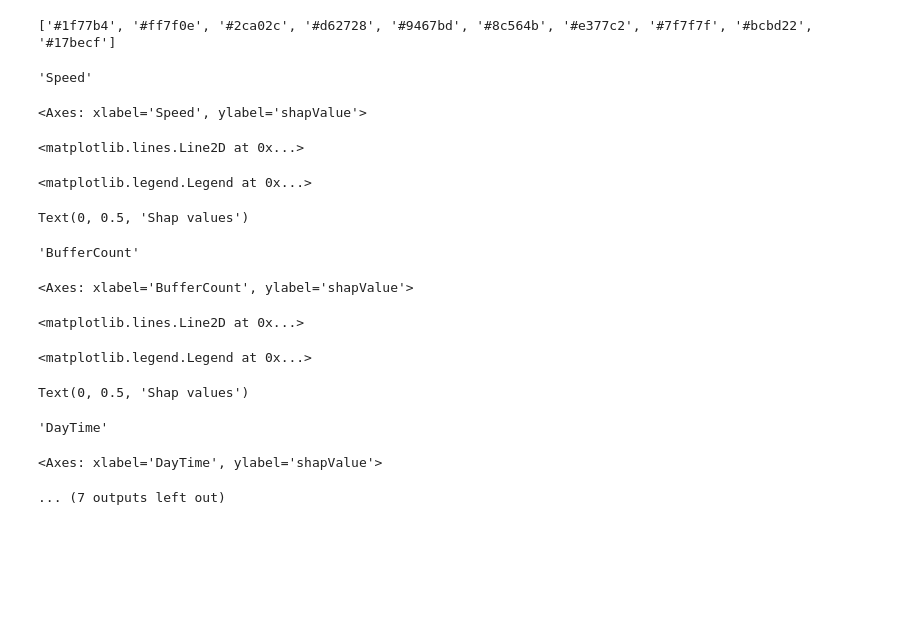
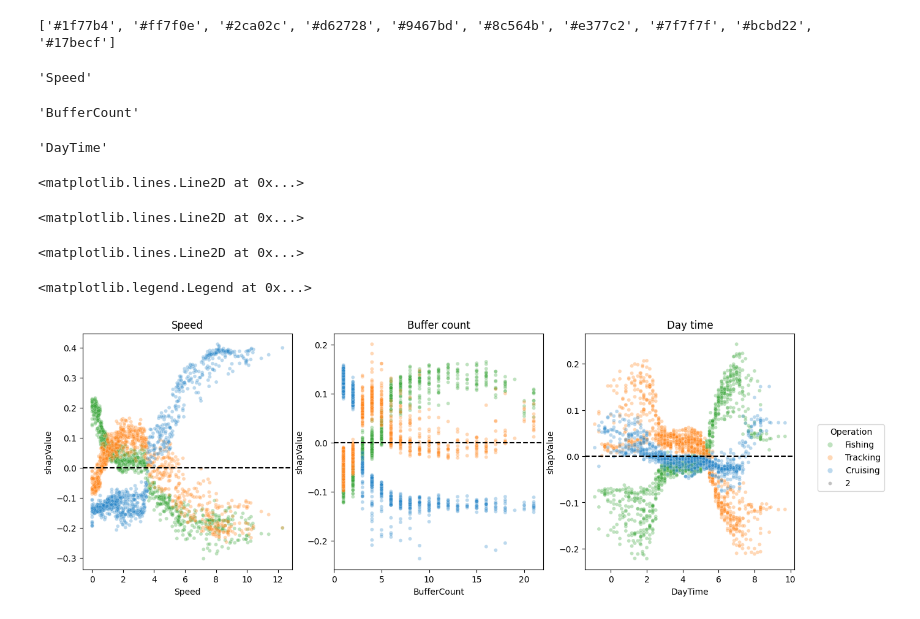
Before and after one commit to JSalaCoro/PurseSeine_RandomForest, a Jupyter notebook: 2_shapValues.ipynb, the cells around one changed output. Cells and saved outputs as stored; diff of their text form; code cells hidden in the pictures; blank space fills up the shorter version.

Commit message:
Figure supplementary 2A

```diff
--- a/2_shapValues.ipynb
+++ b/2_shapValues.ipynb
@@ -153,57 +110,58 @@ if modelRunning == 'binaryModel':
         shapC = shap_values[:,feature,1].values
         Cdata = shap_values[:,feature,1].data
 
         shapScatterDF = pd.concat([pd.DataFrame({'VessOp':'C', 'shapValue':shapC, feature:Cdata}),
                                    pd.DataFrame({'VessOp':'AN', 'shapValue':shapAN, feature:ANdata})])
         if feature == 'DayTime':
             shapScatterDF['DayTime'] = shapScatterDF['DayTime']-12
         fig, ax = plt.subplots(figsize=(6,6))
         sns.scatterplot(shapScatterDF, x=feature, y='shapValue', hue='VessOp', alpha=0.5)
         plt.axhline(y=0, linestyle='--', color='black')
         plt.legend(title='Operation')
         #sns.regplot(shapScatterDF.loc[shapScatterDF['VessOp'] =='AN'], x=feature, y='shapValue', order=3, line_kws=dict(color="orange"), scatter=False)
         #sns.regplot(shapScatterDF.loc[shapScatterDF['VessOp'] =='C'], x=feature, y='shapValue', order=3, line_kws=dict(color="blue"), scatter=False)
         ax.set_ylabel("Shap values",fontsize=12)
         fig.savefig('results/'+ modelRunning + '/shapValues/scatterplot_' + feature + '.png', bbox_inches='tight')
 
 
 if modelRunning == 'multiClassModel':
     for feature in features:
         feature
         shapA = shap_values[:,feature,0].values
         Adata = shap_values[:,feature,0].data
         shapC = shap_values[:,feature,1].values
         Cdata = shap_values[:,feature,1].data
         shapN = shap_values[:,feature,2].values
         Ndata = shap_values[:,feature,2].data
 
-        shapScatterDF = pd.concat([pd.DataFrame({'VessOp':'C', 'shapValue':shapC, feature:Cdata}),
-                                   pd.DataFrame({'VessOp':'A', 'shapValue':shapA, feature:Adata}),
-                                   pd.DataFrame({'VessOp':'N', 'shapValue':shapN, feature:Ndata})])
-        if feature == 'DayTime2':
-            shapScatterDF['DayTime2'] = shapScatterDF['DayTime2']-12
-        fig, ax = plt.subplots(figsize=(6,6))
-        sns.scatterplot(shapScatterDF, x=feature, y='shapValue', hue='VessOp', alpha=0.5)
-        plt.axhline(y=0, linestyle='--', color='black')
-        plt.legend(title='Operation')
-        #sns.regplot(shapScatterDF.loc[shapScatterDF['VessOp'] =='N'], x=feature, y='shapValue', order=1, line_kws=dict(color="green"), scatter=False)
-        #sns.regplot(shapScatterDF.loc[shapScatterDF['VessOp'] =='C'], x=feature, y='shapValue', order=1, line_kws=dict(color="blue"), scatter=False)
-        #sns.regplot(shapScatterDF.loc[shapScatterDF['VessOp'] =='A'], x=feature, y='shapValue', order=1, line_kws=dict(color="orange"), scatter=False)
-        ax.set_ylabel("Shap values",fontsize=12)
-        fig.savefig('results/'+ modelRunning + '/shapValues/scatterplot_' + feature + '.png', bbox_inches='tight')
+        shapScatterDF = pd.concat([pd.DataFrame({'VessOp':'Fishing', 'shapValue':shapC, feature:Cdata}),
+                                   pd.DataFrame({'VessOp':'Tracking', 'shapValue':shapA, feature:Adata}),
+                                   pd.DataFrame({'VessOp':'Cruising', 'shapValue':shapN, feature:Ndata})])
+        dfName = feature + 'df'
+        if feature == 'Speed': speedDF = shapScatterDF
+        if feature == 'BufferCount': bufferCountDF = shapScatterDF
+        if feature == 'DayTime':
+            shapScatterDF['DayTime'] = shapScatterDF['DayTime']-12
+            dayTimeDF = shapScatterDF
 
-np.shape(shap_values[:,'Speed',0])
+    colormapping = dict(Fishing='#2ca02c', Tracking='#ff7f0e', Cruising='#2283C8')
+    fig, axes = plt.subplots(1,3, figsize=(15,5))
+    sns.scatterplot(ax = axes[0], x=speedDF.Speed, y=speedDF.shapValue, hue=speedDF.VessOp, palette=colormapping, alpha=0.3, size=2).axhline(y=0, linestyle='--', color='black')
+    sns.scatterplot(ax = axes[1], x=bufferCountDF.BufferCount, y=bufferCountDF.shapValue, palette=colormapping, hue=bufferCountDF.VessOp, alpha=0.3, size=2).axhline(y=0, linestyle='--', color='black')
+    sns.scatterplot(ax = axes[2], x=dayTimeDF.DayTime, y=dayTimeDF.shapValue, hue=dayTimeDF.VessOp, palette=colormapping, alpha=0.3, size=2).axhline(y=0, linestyle='--', color='black')
+    for axNum in range(0,3): axes[axNum].get_legend().remove()
+    axes[0].title.set_text('Speed')
+    axes[1].title.set_text('Buffer count')
+    axes[2].title.set_text('Day time')
+    handles, labels = axes[0].get_legend_handles_labels()
+    fig.legend(handles, labels, loc='center right', title='Operation')
+    fig.savefig('results/'+ modelRunning + '/shapValues/scatterplot.png', bbox_inches='tight')
 # %% [output]
 'Speed'
-<Axes: xlabel='Speed', ylabel='shapValue'>
+'BufferCount'
-<matplotlib.lines.Line2D at 0x...>
+'DayTime'
-<matplotlib.legend.Legend at 0x...>
+<matplotlib.lines.Line2D at 0x...>
-Text(0, 0.5, 'Shap values')
+<matplotlib.lines.Line2D at 0x...>
-'BufferCount'
+<matplotlib.lines.Line2D at 0x...>
-<Axes: xlabel='BufferCount', ylabel='shapValue'>
+<matplotlib.legend.Legend at 0x...>
-<matplotlib.lines.Line2D at 0x...>
-<matplotlib.legend.Legend at 0x...>
-Text(0, 0.5, 'Shap values')
-'DayTime'
-<Axes: xlabel='DayTime', ylabel='shapValue'>
-... (7 outputs left out)
+[figure, added]
```
Also changed, not shown: parts of 1 cell of this notebook, 1 other file.
